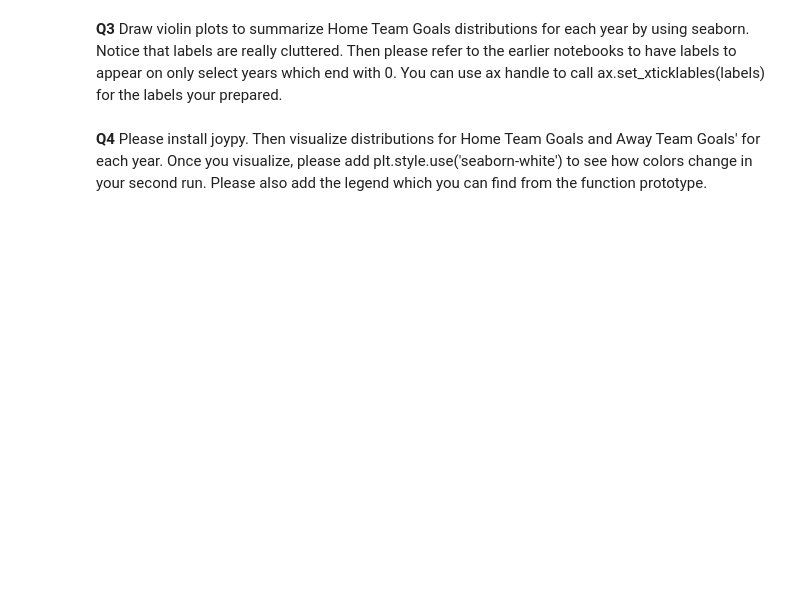
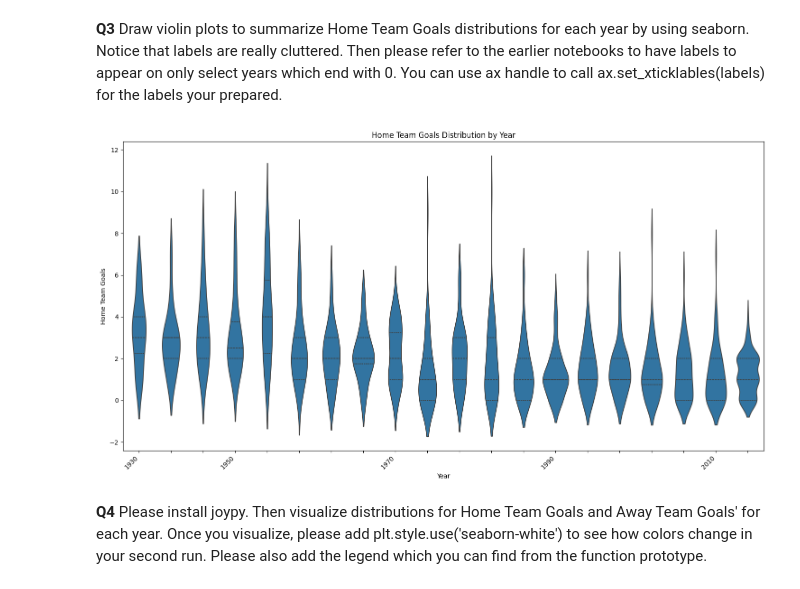
Before and after one commit to zrsteff/DSC502, a Jupyter notebook: HW3 - Steffens.ipynb, the cells around one changed output. Saved outputs shown, nothing was run; the diff lists cells and outputs as text; code cells hidden in the pictures; blank space fills up the shorter version.

```diff
--- a/HW3 - Steffens.ipynb
+++ b/HW3 - Steffens.ipynb
@@ -22,4 +46,22 @@ read.csv('/content/drive/MyDrive/WorldCupMatches.csv')
 # %% [markdown]
 **Q3** Draw violin plots to summarize Home Team Goals distributions for each year by using seaborn. Notice that labels are really cluttered. Then please refer to the earlier notebooks to have labels to appear on only select years which end with 0. You can use ax handle to call ax.set_xticklables(labels) for the labels your prepared.
+# %%
+plt.figure(figsize=(15, 8))
+sns.violinplot(x='Year', y='Home Team Goals', data=df, inner='quartile')
+plt.title('Home Team Goals Distribution by Year')
+plt.xlabel('Year')
+plt.ylabel('Home Team Goals')
+
+ax = plt.gca()
+
+years = df['Year'].unique()
+labels = [year if year % 10 == 0 else '' for year in years]
+
+ax.set_xticks(range(len(years)))
+ax.set_xticklabels(labels, rotation=45, ha='right')
+plt.tight_layout()
+plt.show()
+# %% [output]
+[figure, added]
 # %% [markdown]
 **Q4** Please install joypy. Then visualize distributions for Home Team Goals and Away Team Goals' for each year. Once you visualize, please add  plt.style.use('seaborn-white') to see how colors change in your second run. Please also add the legend which you can find from the function prototype.
```
Also changed, not shown: parts of 12 cells of this notebook.
